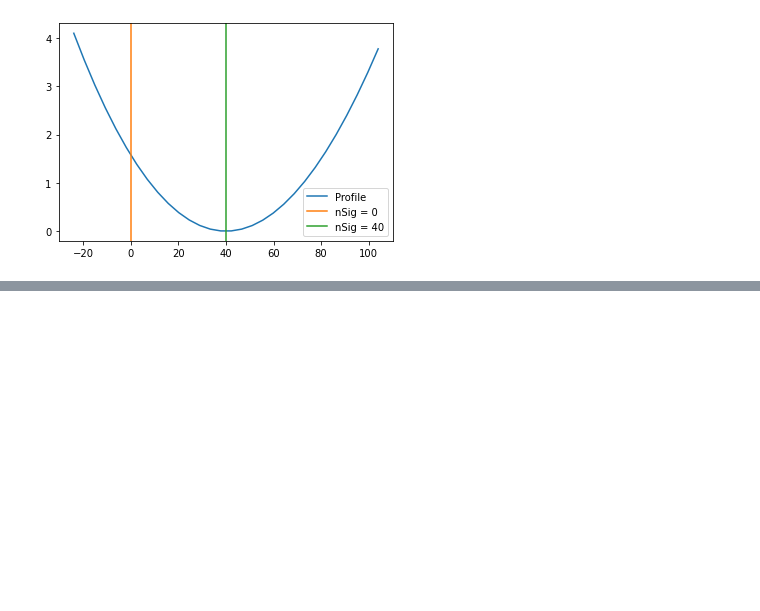
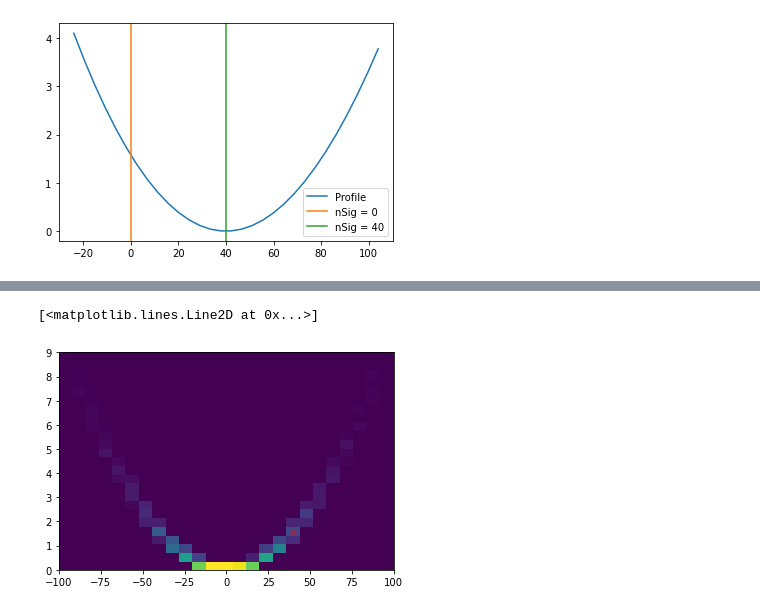
Before and after one commit to matthewkenzie/notebooks, a Jupyter notebook: pvalues.ipynb, the cells around one changed output, grey strips where cells are left out. Drawn from its saved outputs; the diff is of its cells as text; code cells hidden in the pictures; blank space fills up the shorter version.

```diff
--- a/pvalues.ipynb
+++ b/pvalues.ipynb
@@ -111,0 +148,6 @@ DLL at 0 gives 1.26 sigma
+# %%
+plt.hist2d(ns_toys, dll_toys,bins=(25,25), range=((-100,100),(0,9)))
+plt.plot(40, dll_data, 'rx')
+# %% [output]
+[<matplotlib.lines.Line2D at 0x...>]
+[figure, added]
```
Also changed, not shown: parts of 6 cells of this notebook.
